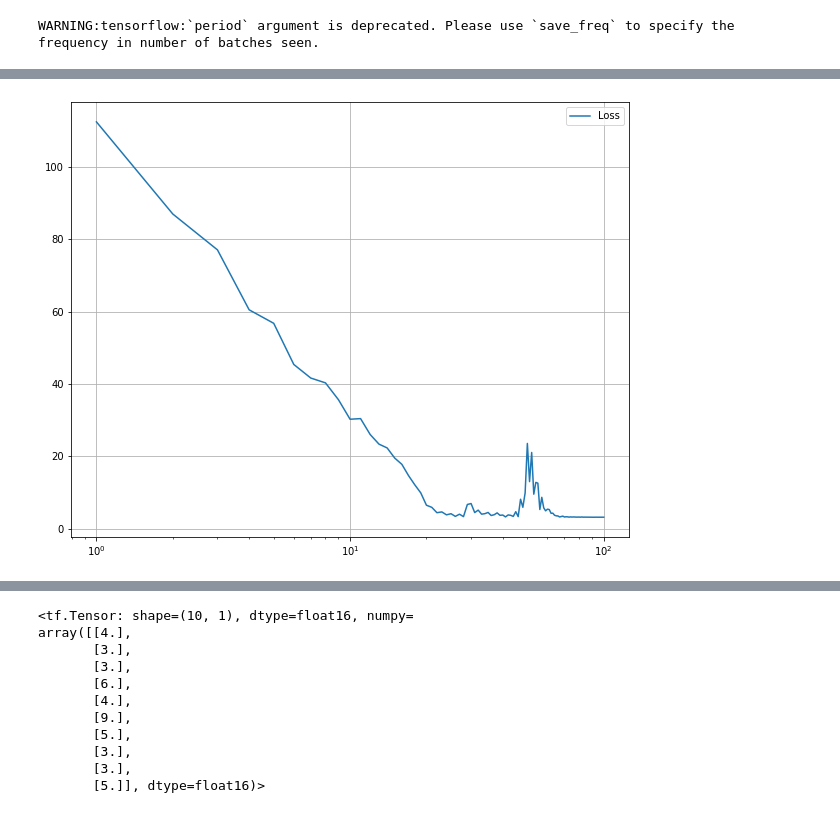
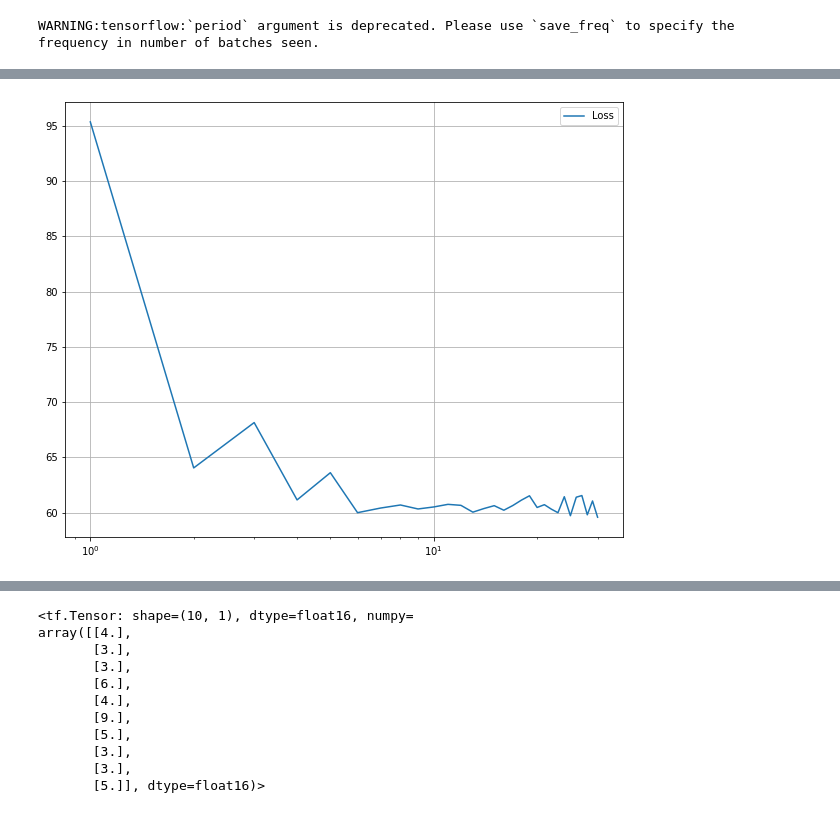
Before and after one commit to utkarsh0702/Projects, a Jupyter notebook: Milestone_Prediction.ipynb, the cells around one changed output, grey strips where cells are left out. Saved outputs shown, nothing was run; the diff lists cells and outputs as text; code cells hidden in the pictures.

```diff
--- a/Milestone_Prediction.ipynb
+++ b/Milestone_Prediction.ipynb
@@ -90,4 +90,5 @@ df.tail(10)
 # %%
 x_data= df.iloc[:,5:21]
-x_data
+x_data.drop(['Seizures', 'Physical Trauma', 'Any severe Infection'], axis=1, inplace=True)
+x_data.drop
 # %% [output]
@@ -150,12 +156,13 @@ np.random.seed(0)
 # %% [markdown]
 # Learning Rate Scheduling
 # %%
+
 keras.backend.clear_session()
 model= keras.models.Sequential([
-                              # tf.keras.layers.Lambda(lambda x: tf.expand_dims(x,axis=-1), input_shape=[None]),
+                              tf.keras.layers.Lambda(lambda x: tf.expand_dims(x,axis=-1), input_shape=[None]),
                               # keras.layers.Bidirectional(keras.layers.LSTM(32, return_sequences=True)),
                               # keras.layers.Bidirectional(keras.layers.LSTM(16, return_sequences=True)),
-                              # keras.layers.Bidirectional(keras.layers.LSTM(8)),
+                              keras.layers.Bidirectional(keras.layers.LSTM(8)),
                               # keras.layers.Flatten(),
                               # keras.layers.Dense(256, activation='relu'),
                               # keras.layers.Dropout(0.2),
@@ -163,9 +170,8 @@ model= keras.models.Sequential([
                               # keras.layers.Dropout(0.4),
                               # keras.layers.Dense(16, activation='relu'),
                               # keras.layers.Dropout(0.6),
-                              # keras.layers.Dense(8, activation='relu'),
-                              # keras.layers.Dropout(0.6),
-                              keras.layers.Dense(16, activation=tf.nn.relu, input_shape=(1,16)),
+                              keras.layers.Dense(13, activation='relu'),#, input_shape=(1,13)),
+                              keras.layers.Dense(13, activation='relu'),
                               keras.layers.Dense(1)
 ])
 
@@ -240,10 +252,10 @@ plt.grid(True)
 # %%
 keras.backend.clear_session()
 model= keras.models.Sequential([
-                              # tf.keras.layers.Lambda(lambda x: tf.expand_dims(x,axis=-1), input_shape=[None]),
+                              tf.keras.layers.Lambda(lambda x: tf.expand_dims(x,axis=-1), input_shape=[None]),
                               # keras.layers.Bidirectional(keras.layers.LSTM(32, return_sequences=True)),
                               # keras.layers.Bidirectional(keras.layers.LSTM(16, return_sequences=True)),
-                              # keras.layers.Bidirectional(keras.layers.LSTM(8)),
+                              keras.layers.Bidirectional(keras.layers.LSTM(8)),
                               # keras.layers.Flatten(),
                               # keras.layers.Dense(256, activation='relu'),
                               # keras.layers.Dropout(0.2),
@@ -251,9 +263,8 @@ model= keras.models.Sequential([
                               # keras.layers.Dropout(0.4),
                               # keras.layers.Dense(16, activation='relu'),
                               # keras.layers.Dropout(0.6),
-                              # keras.layers.Dense(8, activation='relu'),
-                              # keras.layers.Dropout(0.6),
-                              keras.layers.Dense(16, activation=tf.nn.relu, input_shape=(1,16)),
+                              keras.layers.Dense(13, activation='relu'),#, input_shape=(1,13)),
+                              keras.layers.Dense(13, activation='relu'),
                               keras.layers.Dense(1)
 ])
 
@@ -282,5 +299,5 @@ checkpoint = tf.keras.callbacks.ModelCheckpoint("best_model.hdf5", monitor='loss
 # %% [output]
 WARNING:tensorflow:`period` argument is deprecated. Please use `save_freq` to specify the frequency in number of batches seen.
 # %%
-history= model.fit(x_train, y_train, epochs= 100, callbacks=[checkpoint])
+history= model.fit(x_train, y_train, epochs= 30, callbacks=[checkpoint])
 # %% [output]
@@ -304,10 +321,10 @@ Epoch 00100: loss did not improve from 3.14519
 # %%
-epochs= range(1,101)
+epochs= range(1,31)
 plt.semilogx(epochs, history.history["loss"], label='Loss')
 plt.legend(loc='best')
 plt.grid(True)
 # %% [output]
-[figure, old version]
+[figure, new version]
 # %%
 model= tf.keras.models.load_model('best_model.hdf5')
 # %%
```
Also changed, not shown: parts of 13 cells of this notebook.
